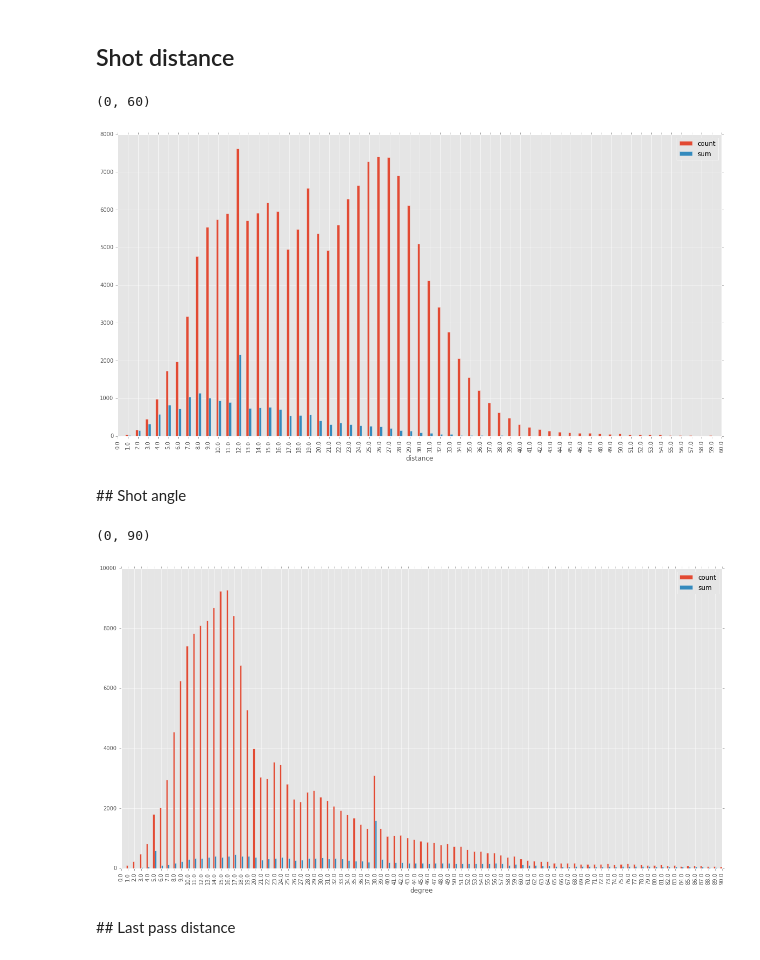
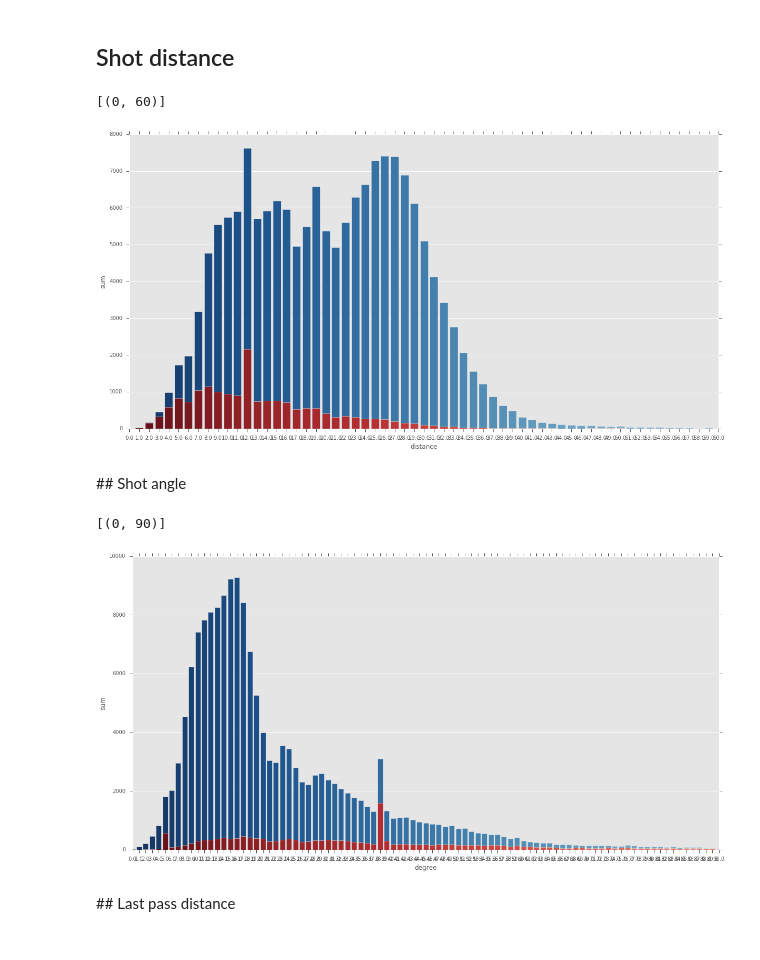
Before and after one commit to 10contre11/notebooks, a Jupyter notebook: xg_features_selection.ipynb, the cells around one changed output. Cells and saved outputs as stored; diff of their text form; code cells hidden in the pictures.

Commit message:
seaborn

```diff
--- a/xg_features_selection.ipynb
+++ b/xg_features_selection.ipynb
@@ -7,3 +9,6 @@ import pandas as pd
+# %%
+import seaborn as sns
+sns.set(style='ticks', palette='RdBu')
 # %% [markdown]
 We configure matplolib display
 # %%
@@ -25,20 +30,26 @@ for year in xrange(start, end, 1):
 ## Shot distance
 # %%
 nb_shots_by_distance = shots.groupby(shots['distance'].apply(lambda x: round(x, 0))).agg(['count', 'sum'])['goal']
-nb_shots_by_distance.plot.bar()
-plt.xlim(0, 60)
+nb_shots_by_distance.reset_index(inplace=True)
+
+p = sns.barplot(x="distance", y="count", data=nb_shots_by_distance, palette="Blues_r")
+p = sns.barplot(x="distance", y="sum", data=nb_shots_by_distance, palette="Reds_r")
+p.set(xlim=(0, 60))
 # %% [output]
-(0, 60)
+[(0, 60)]
-[figure, old version]
+[figure, new version]
 # %% [markdown]
 ## Shot angle
 # %%
 nb_shots_by_angle = shots.groupby(shots['degree'].apply(lambda x: round(x, 0))).agg(['count', 'sum'])['goal']
-nb_shots_by_angle.plot.bar()
-plt.xlim(0, 90)
+nb_shots_by_angle.reset_index(inplace=True)
+
+p = sns.barplot(x="degree", y="count", data=nb_shots_by_angle, palette="Blues_r")
+p = sns.barplot(x="degree", y="sum", data=nb_shots_by_angle, palette="Reds_r")
+p.set(xlim=(0, 90))
 # %% [output]
-(0, 90)
+[(0, 90)]
-[figure, old version]
+[figure, new version]
 # %% [markdown]
 ## Last pass distance
 # %%
```
Also changed, not shown: parts of 3 cells of this notebook.
